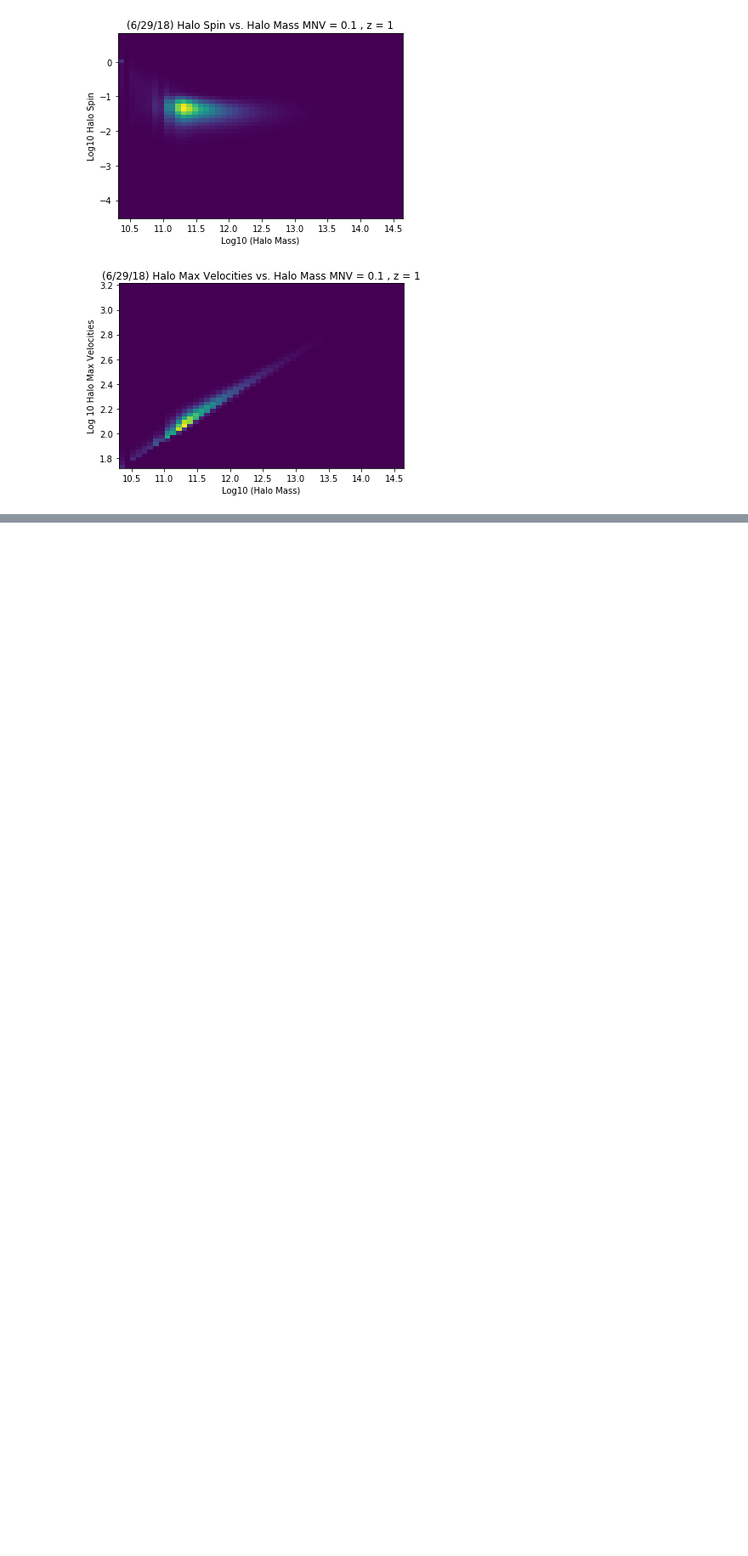
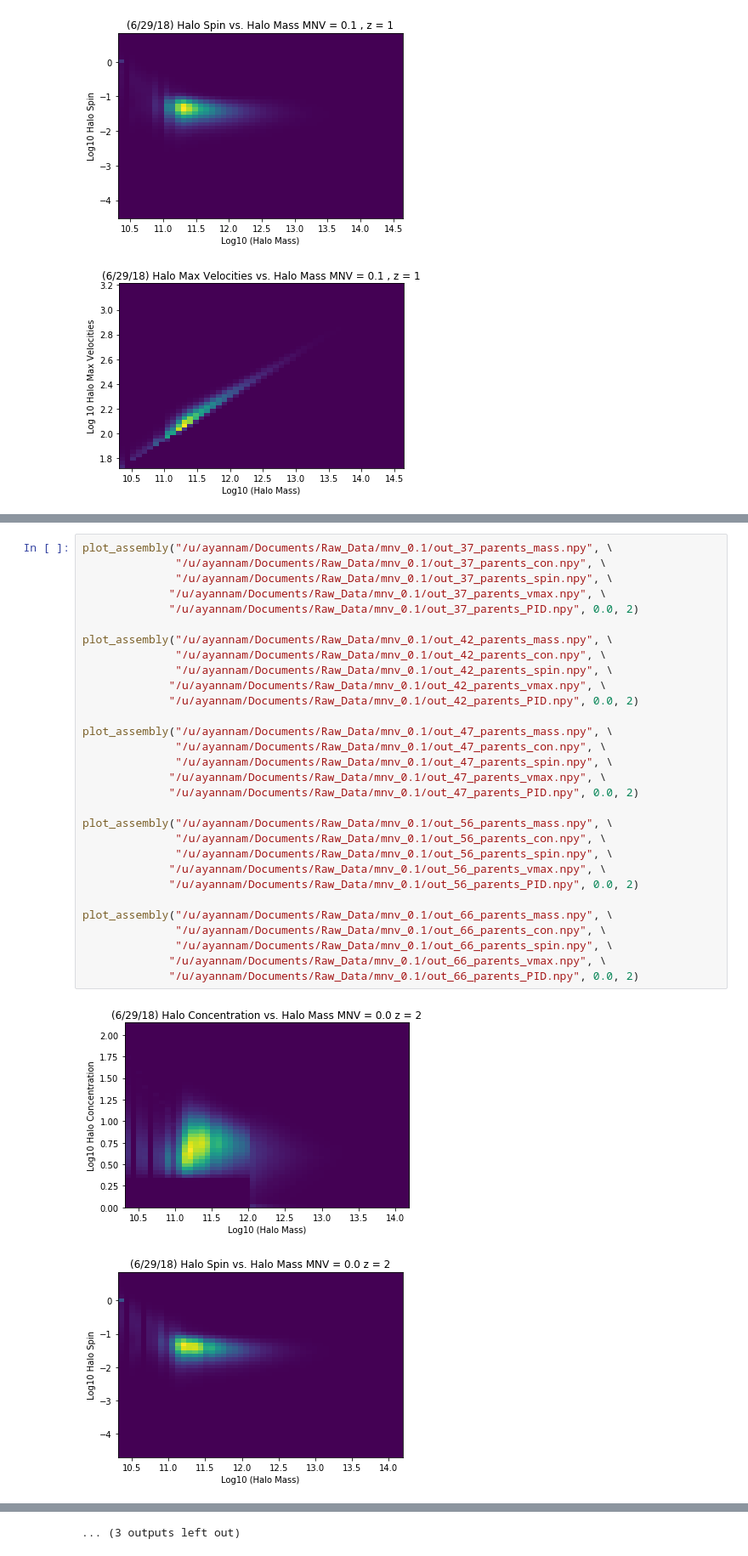
Before and after one commit to may32098/ASTROUSRP_halos_with_neutrinos, a Jupyter notebook: halo_cat_process.ipynb, the cells around one changed output, grey strips where cells are left out. Shown at 85% size. Drawn from its saved outputs; the diff is of its cells as text; blank space fills up the shorter version.

```diff
--- a/halo_cat_process.ipynb
+++ b/halo_cat_process.ipynb
@@ -589,0 +678,33 @@ Total runtime to read in ASCII = 22.86 seconds
+# %%
+plot_assembly("/u/ayannam/Documents/Raw_Data/mnv_0.1/out_37_parents_mass.npy", \
+              "/u/ayannam/Documents/Raw_Data/mnv_0.1/out_37_parents_con.npy", \
+              "/u/ayannam/Documents/Raw_Data/mnv_0.1/out_37_parents_spin.npy", \
+             "/u/ayannam/Documents/Raw_Data/mnv_0.1/out_37_parents_vmax.npy", \
+             "/u/ayannam/Documents/Raw_Data/mnv_0.1/out_37_parents_PID.npy", 0.0, 2)
+
+plot_assembly("/u/ayannam/Documents/Raw_Data/mnv_0.1/out_42_parents_mass.npy", \
+              "/u/ayannam/Documents/Raw_Data/mnv_0.1/out_42_parents_con.npy", \
+              "/u/ayannam/Documents/Raw_Data/mnv_0.1/out_42_parents_spin.npy", \
+             "/u/ayannam/Documents/Raw_Data/mnv_0.1/out_42_parents_vmax.npy", \
+             "/u/ayannam/Documents/Raw_Data/mnv_0.1/out_42_parents_PID.npy", 0.0, 2)
+
+plot_assembly("/u/ayannam/Documents/Raw_Data/mnv_0.1/out_47_parents_mass.npy", \
+              "/u/ayannam/Documents/Raw_Data/mnv_0.1/out_47_parents_con.npy", \
+              "/u/ayannam/Documents/Raw_Data/mnv_0.1/out_47_parents_spin.npy", \
+             "/u/ayannam/Documents/Raw_Data/mnv_0.1/out_47_parents_vmax.npy", \
+             "/u/ayannam/Documents/Raw_Data/mnv_0.1/out_47_parents_PID.npy", 0.0, 2)
+
+plot_assembly("/u/ayannam/Documents/Raw_Data/mnv_0.1/out_56_parents_mass.npy", \
+              "/u/ayannam/Documents/Raw_Data/mnv_0.1/out_56_parents_con.npy", \
+              "/u/ayannam/Documents/Raw_Data/mnv_0.1/out_56_parents_spin.npy", \
+             "/u/ayannam/Documents/Raw_Data/mnv_0.1/out_56_parents_vmax.npy", \
+             "/u/ayannam/Documents/Raw_Data/mnv_0.1/out_56_parents_PID.npy", 0.0, 2)
+
+plot_assembly("/u/ayannam/Documents/Raw_Data/mnv_0.1/out_66_parents_mass.npy", \
+              "/u/ayannam/Documents/Raw_Data/mnv_0.1/out_66_parents_con.npy", \
+              "/u/ayannam/Documents/Raw_Data/mnv_0.1/out_66_parents_spin.npy", \
+             "/u/ayannam/Documents/Raw_Data/mnv_0.1/out_66_parents_vmax.npy", \
+             "/u/ayannam/Documents/Raw_Data/mnv_0.1/out_66_parents_PID.npy", 0.0, 2)
+# %% [output]
+[figure, added]
+[figure, added]
@@ -589,0 +721 @@ Total runtime to read in ASCII = 22.86 seconds
+... (3 outputs left out)
```
Also changed, not shown: parts of 5 cells of this notebook.
